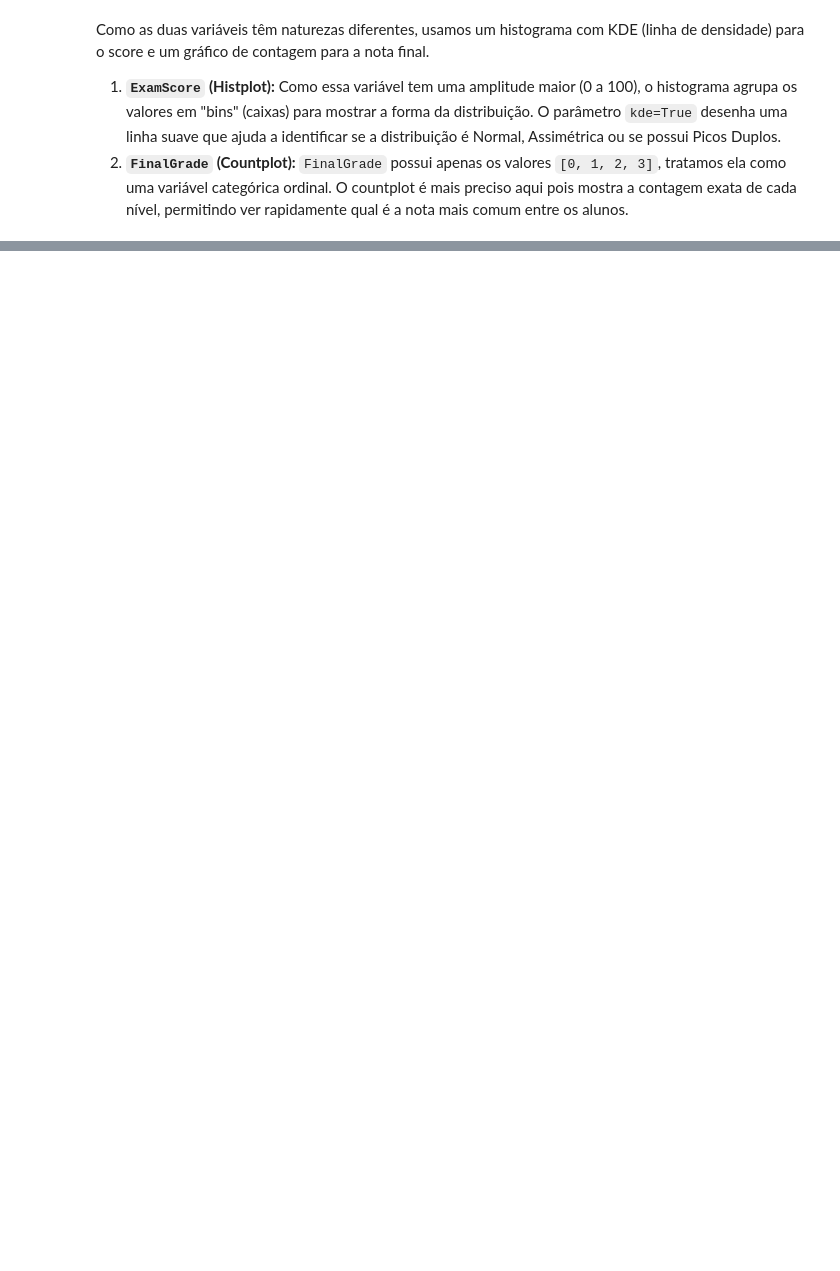
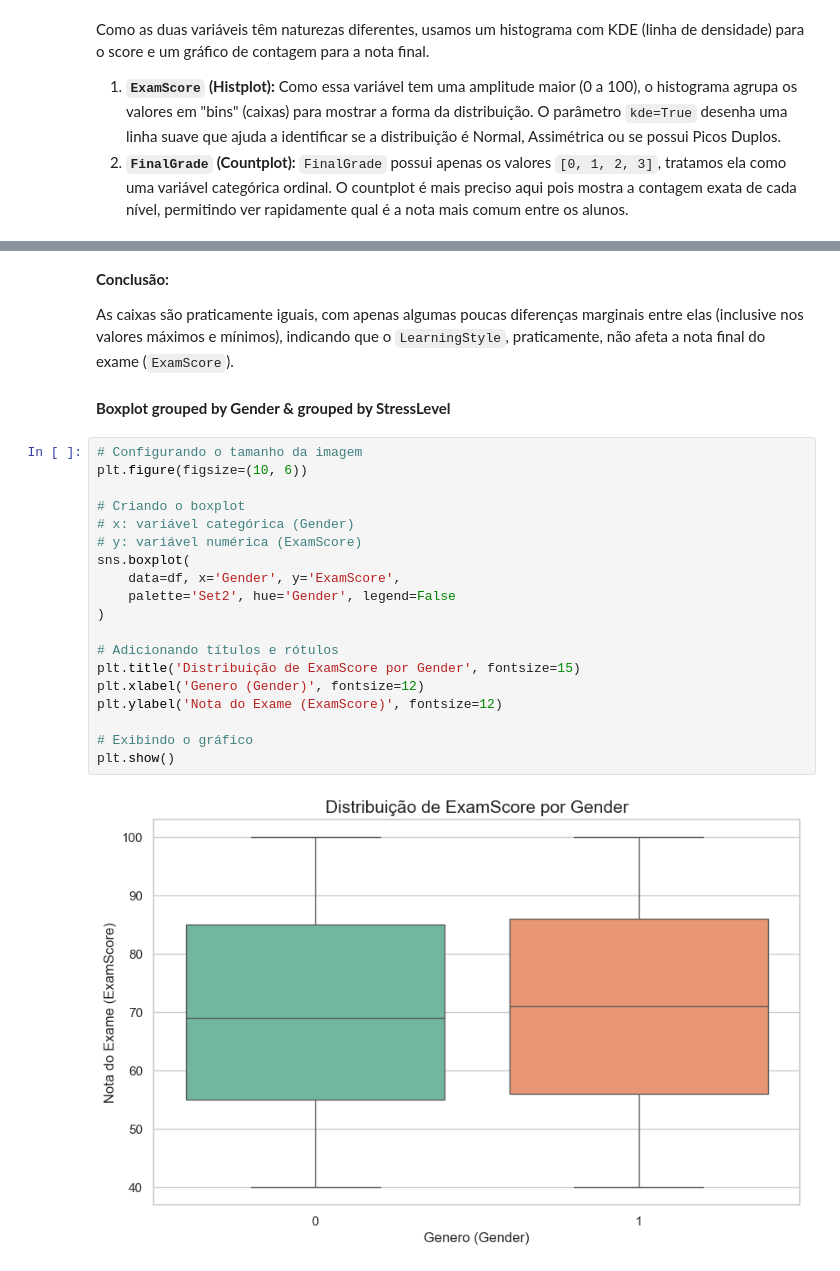
Before and after one commit to felipesabbado/2026-IPS-aai-project, a Jupyter notebook: notebooks/analysis.ipynb, the cells around one changed output, grey strips where cells are left out. Drawn from its saved outputs; the diff is of its cells as text; blank space fills up the shorter version.

Commit message:
Conclusão do Step 2

```diff
--- a/notebooks/analysis.ipynb
+++ b/notebooks/analysis.ipynb
@@ -254,0 +337,27 @@ Como as duas variáveis têm naturezas diferentes, usamos um histograma com KDE
+# %% [markdown]
+**Conclusão:**
+
+As caixas são praticamente iguais, com apenas algumas poucas diferenças marginais entre elas (inclusive nos valores máximos e mínimos), indicando que o `LearningStyle`, praticamente, não afeta a nota final do exame (`ExamScore`).
+# %% [markdown]
+**Boxplot grouped by Gender & grouped by StressLevel**
+# %%
+# Configurando o tamanho da imagem
+plt.figure(figsize=(10, 6))
+
+# Criando o boxplot
+# x: variável categórica (Gender)
+# y: variável numérica (ExamScore)
+sns.boxplot(
+    data=df, x='Gender', y='ExamScore',
+    palette='Set2', hue='Gender', legend=False
+)
+
+# Adicionando títulos e rótulos
+plt.title('Distribuição de ExamScore por Gender', fontsize=15)
+plt.xlabel('Genero (Gender)', fontsize=12)
+plt.ylabel('Nota do Exame (ExamScore)', fontsize=12)
+
+# Exibindo o gráfico
+plt.show()
+# %% [output]
+[figure, added]
```
Also changed, not shown: parts of 20 cells of this notebook.
